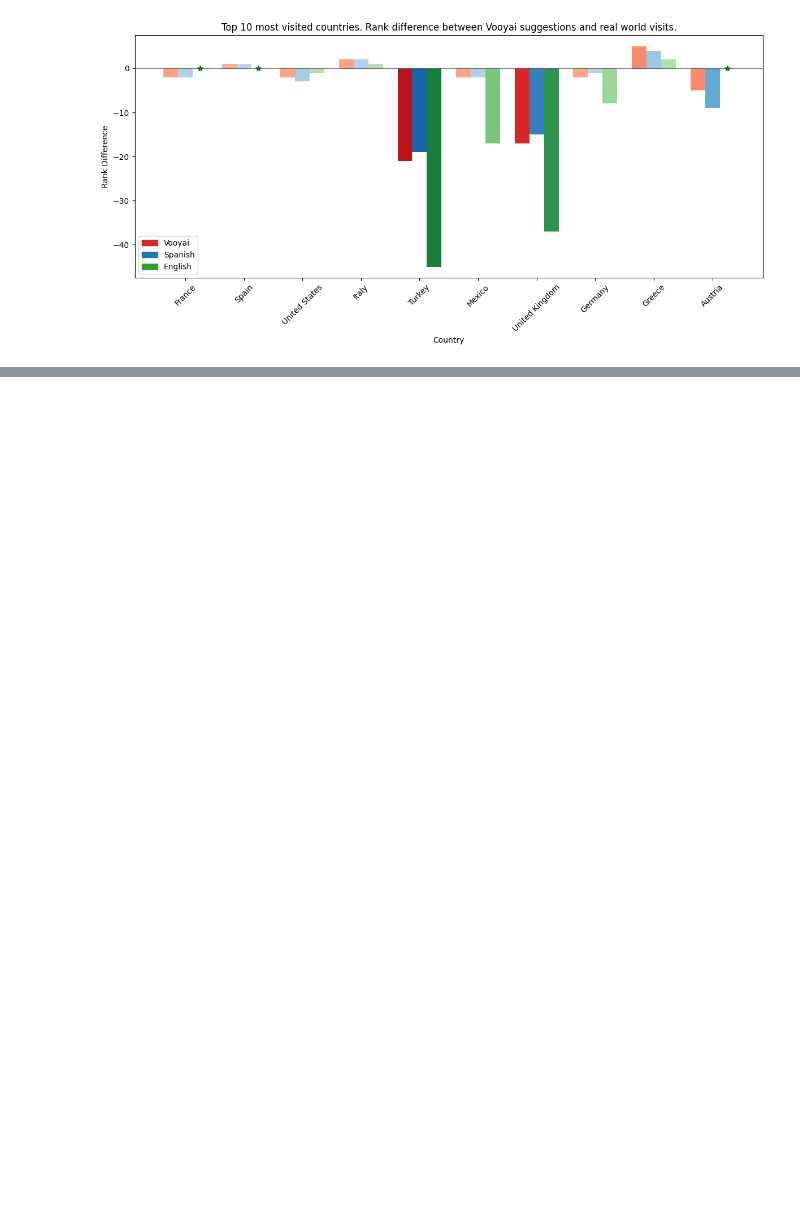
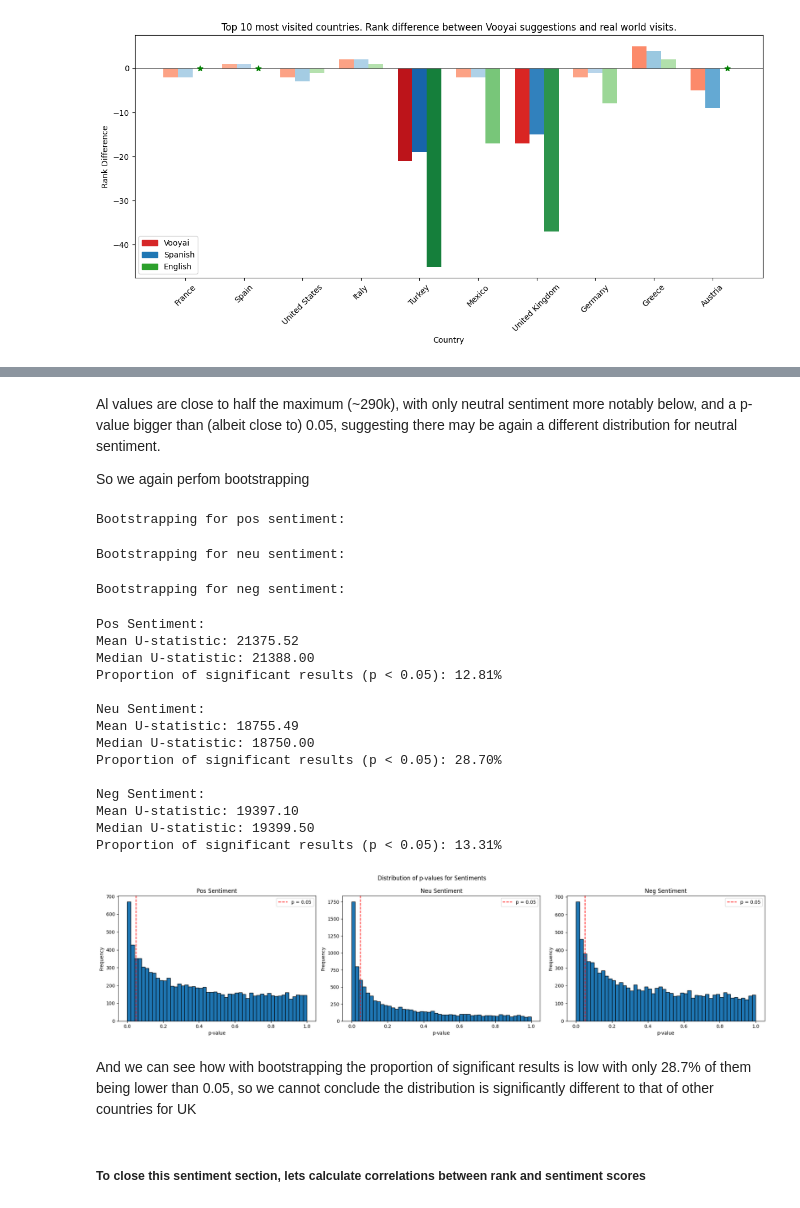
Before and after one commit to Montyro/vooyai-analytics, a Jupyter notebook: visualization.ipynb, the cells around one changed output, grey strips where cells are left out. Drawn from its saved outputs; the diff is of its cells as text; code cells hidden in the pictures; blank space fills up the shorter version.

```diff
--- a/visualization.ipynb
+++ b/visualization.ipynb
@@ -397,0 +666,4 @@ The results reveal unexpected patterns in ranking differences between Vooyai sug
+# %%
+# Test if sentiments are significantly different between comparison countries and Turkey
+uk_data = combined_es_df10[combined_es_df10['countrycode'] == 'GR']
+len(uk_data)
@@ -397,0 +672,10 @@ The results reveal unexpected patterns in ranking differences between Vooyai sug
+# %%
+# Perform Mann-Whitney U test so we dont assume normality.
+sentiments = ['pos', 'neu', 'neg']
+for sentiment in sentiments:
+    u_stat, p_value = stats.mannwhitneyu(comparison_data[sentiment], uk_data[sentiment])
+    print(f"Statistical test for {sentiment} sentiment (Comparison countries vs Turkey):")
+    n1, n2 = len(comparison_data), len(uk_data)
+    print(f"U-statistic: {u_stat} (n1={n1}, n2={n2})")
+    print(f"P-value: {p_value}")
+    print()
@@ -397,0 +694,60 @@ The results reveal unexpected patterns in ranking differences between Vooyai sug
+# %% [markdown]
+Al values are close to half the maximum (~290k), with only neutral sentiment more notably below, and a p-value bigger than (albeit close to) 0.05, suggesting there may be again a different distribution for neutral sentiment.
+
+So we again perfom bootstrapping
+# %%
+# Perform bootstrapping for each sentiment
+sentiments = ['pos', 'neu', 'neg']
+results = {}
+
+for sentiment in sentiments:
+    print(f"\nBootstrapping for {sentiment} sentiment:")
+    u_stats, p_values = bootstrap_mann_whitney(comparison_data[sentiment], uk_data[sentiment])
+    results[sentiment] = {'u_stats': u_stats, 'p_values': p_values}
+
+# Analyze results
+fig, axes = plt.subplots(1, 3, figsize=(20, 5))
+fig.suptitle('Distribution of p-values for Sentiments')
+
+for i, sentiment in enumerate(sentiments):
+    u_stats = results[sentiment]['u_stats']
+    p_values = results[sentiment]['p_values']
+
+    print(f"\n{sentiment.capitalize()} Sentiment:")
+    print(f"Mean U-statistic: {np.mean(u_stats):.2f}")
+    print(f"Median U-statistic: {np.median(u_stats):.2f}")
+    print(f"Proportion of significant results (p < 0.05): {np.mean(p_values < 0.05):.2%}")
+
+    # Visualize distribution of p-values
+    axes[i].hist(p_values, bins=50, edgecolor='black')
+    axes[i].set_title(f'{sentiment.capitalize()} Sentiment')
+    axes[i].set_xlabel('p-value')
+    axes[i].set_ylabel('Frequency')
+    axes[i].axvline(0.05, color='red', linestyle='--', label='p = 0.05')
+    axes[i].legend()
+
+plt.tight_layout()
+plt.show()
+# %% [output]
+Bootstrapping for pos sentiment:
+Bootstrapping for neu sentiment:
+Bootstrapping for neg sentiment:
+Pos Sentiment:
+Mean U-statistic: 21375.52
+Median U-statistic: 21388.00
+Proportion of significant results (p < 0.05): 12.81%
+
+Neu Sentiment:
+Mean U-statistic: 18755.49
+Median U-statistic: 18750.00
+Proportion of significant results (p < 0.05): 28.70%
+
+Neg Sentiment:
+Mean U-statistic: 19397.10
+Median U-statistic: 19399.50
+Proportion of significant results (p < 0.05): 13.31%
+[figure, added]
+# %% [markdown]
+And we can see how with bootstrapping the proportion of significant results is low with only 28.7% of them being lower than 0.05, so we cannot conclude the distribution is significantly different to that of other countries for UK
+# %% [markdown]
+##### To close this sentiment section, lets calculate correlations between rank and sentiment scores
```
Also changed, not shown: parts of 36 cells of this notebook, 3 other files.
